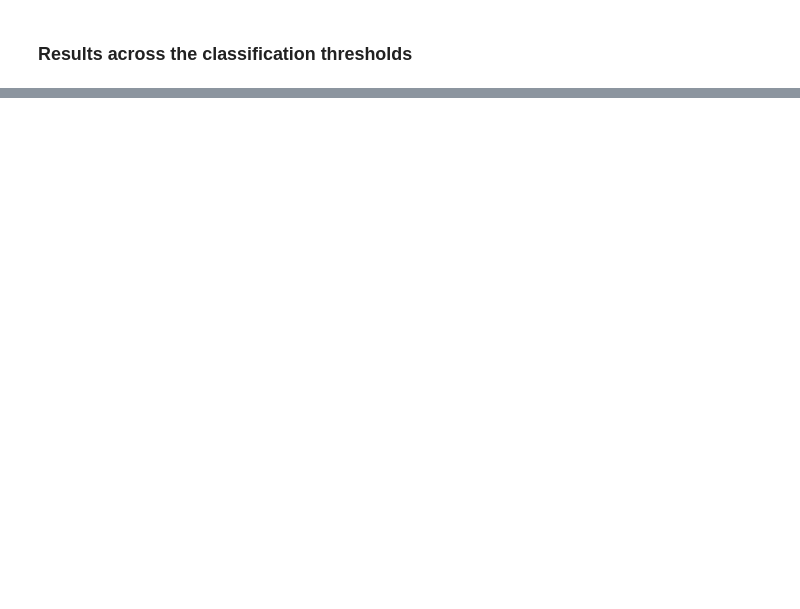
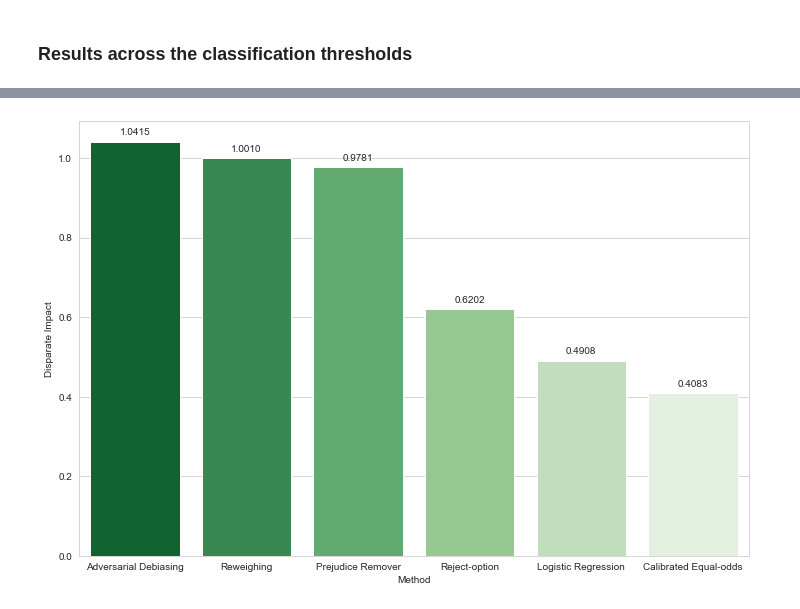
Before and after one commit to megantennies/FYP, a Jupyter notebook: FYP_CODE_LR.ipynb, the cells around one changed output, grey strips where cells are left out. Cells and saved outputs as stored; diff of their text form; code cells hidden in the pictures; blank space fills up the shorter version.

```diff
--- a/FYP_CODE_LR.ipynb
+++ b/FYP_CODE_LR.ipynb
@@ -321,0 +1216,6 @@ results
+# %%
+plot_results(x = 'Method', y = 'Result', data = disp_imps,
+    metricname = 'Disparate Impact', saveto = 'RES_DISP_IMPS.png',
+    order = disp_imps.sort_values('Result', ascending = False).Method)
+# %% [output]
+[figure, added]
```
Also changed, not shown: parts of 103 cells of this notebook, 50 other files.
